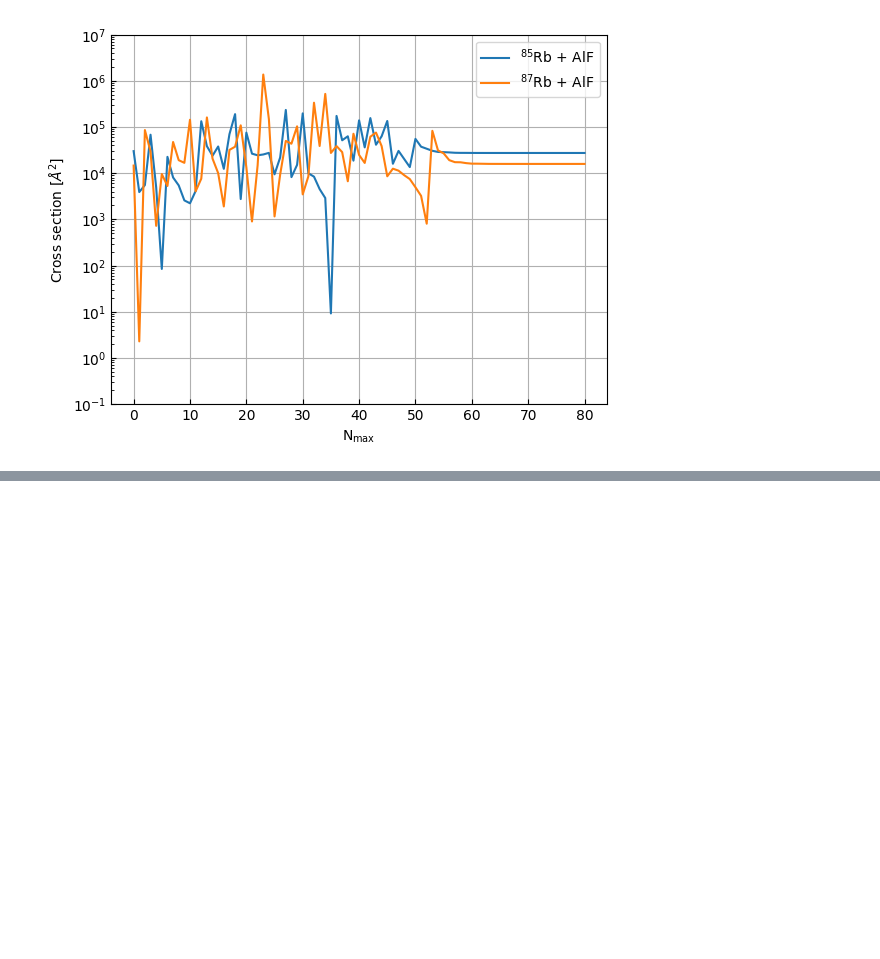
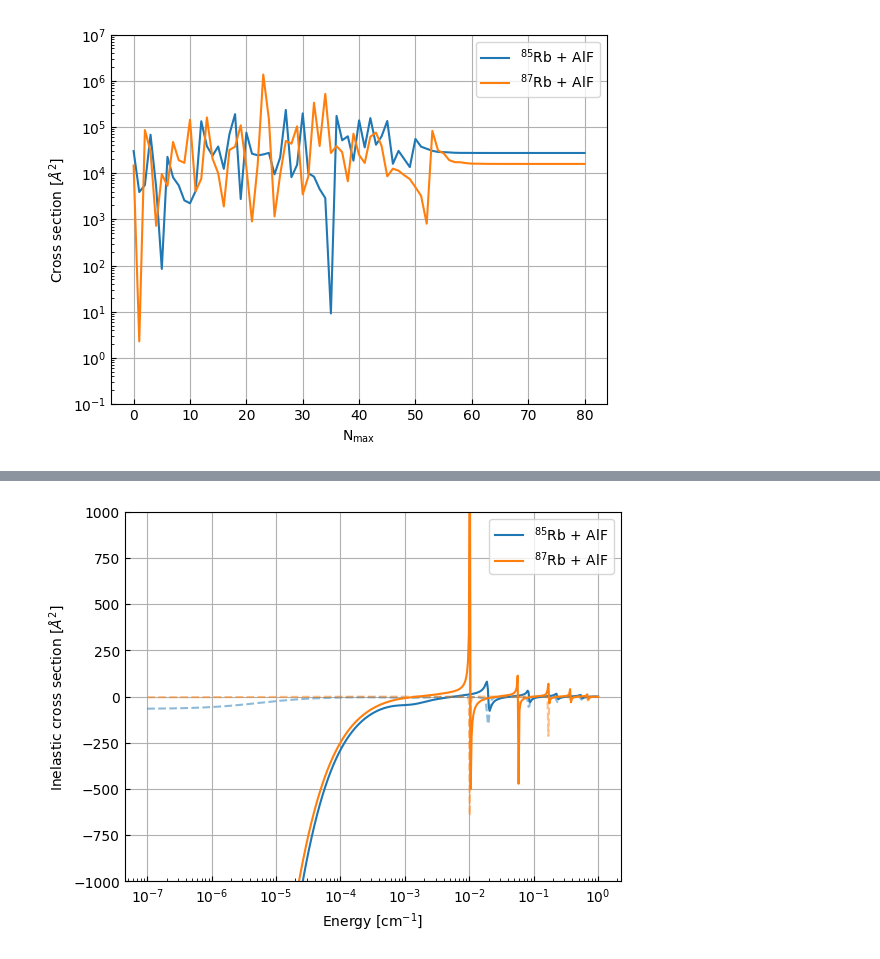
Before and after one commit to Wleter/quantum-rs, a Jupyter notebook: scattering-problems/analysis/spinless_srf_rb.ipynb, the cells around one changed output, grey strips where cells are left out. Drawn from its saved outputs; the diff is of its cells as text; code cells hidden in the pictures; blank space fills up the shorter version.

```diff
--- a/scattering-problems/analysis/spinless_srf_rb.ipynb
+++ b/scattering-problems/analysis/spinless_srf_rb.ipynb
@@ -119,0 +120,18 @@ ax.legend();
+# %%
+fig, ax = utility.plot()
+ax.set_xlabel(r"Energy [cm$^{-1}$]")
+ax.set_ylabel(r"Inelastic cross section [$\AA^2$]")
+ax.set_xscale("log")
+ax.set_ylim(-1000, 1000)
+
+data = utility.load(f"{DATA_PATH}/AlF_Rb_inelastic_section_false.dat")
+line = ax.plot(data[:, 0], data[:, 4], label="$^{85}$Rb + AlF")
+ax.plot(data[:, 0], data[:, 5], linestyle="--", color = ax.lines[-1].get_color(), alpha = 0.5)
+
+data = utility.load(f"{DATA_PATH}/AlF_Rb_inelastic_section_true.dat")
+ax.plot(data[:, 0], data[:, 4], label="$^{87}$Rb + AlF")
+ax.plot(data[:, 0], data[:, 5], linestyle="--", color = ax.lines[-1].get_color(), alpha = 0.5)
+
+ax.legend();
+# %% [output]
+[figure, added]
```
Also changed, not shown: parts of 2 cells of this notebook, 15 other files.
